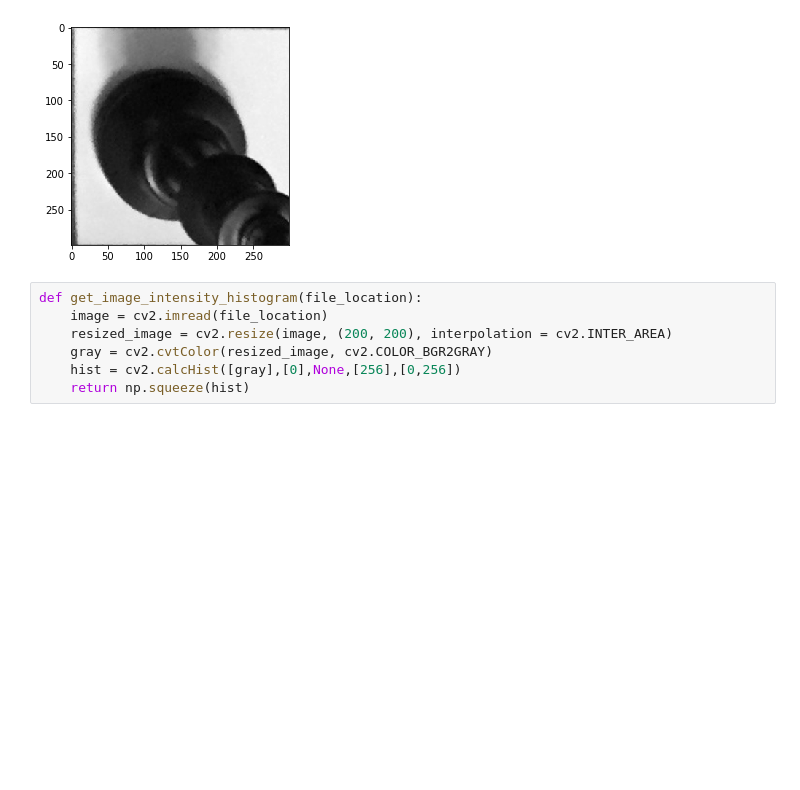
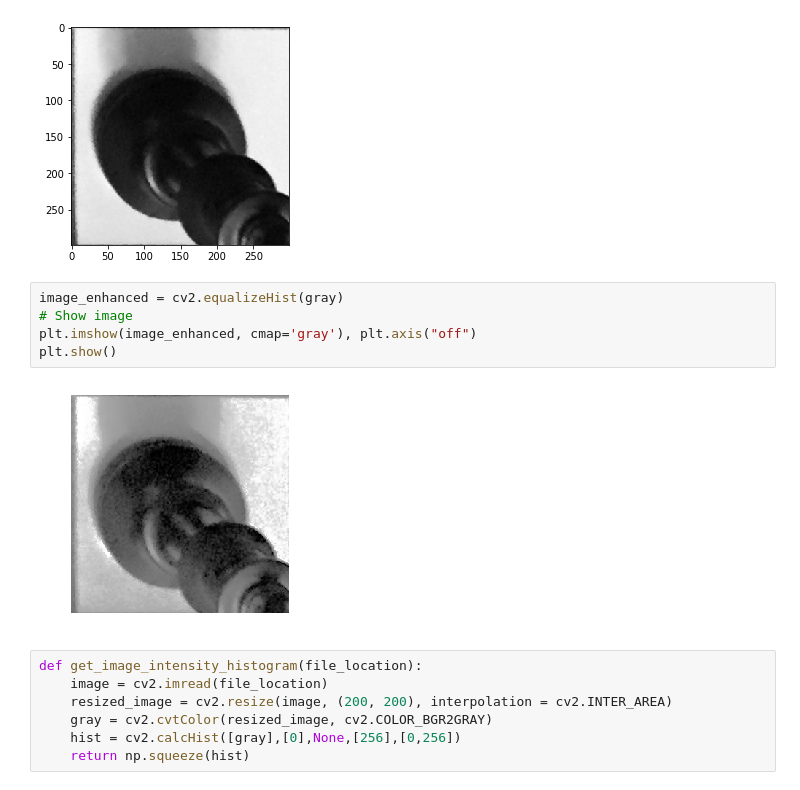
Before and after one commit to ace-racer/Extending-Board-Games-using-deep-learning, a Jupyter notebook: chess_piece_detection/3_class_classifier/ColorClassificationXGB.ipynb, the cells around one changed output. Cells and saved outputs as stored; diff of their text form; blank space fills up the shorter version.

```diff
--- a/chess_piece_detection/3_class_classifier/ColorClassificationXGB.ipynb
+++ b/chess_piece_detection/3_class_classifier/ColorClassificationXGB.ipynb
@@ -22,6 +22,13 @@ plt.imshow(gray, cmap='gray')
 # %% [output]
 <matplotlib.image.AxesImage at 0x...>
 [figure]
+# %%
+image_enhanced = cv2.equalizeHist(gray)
+# Show image
+plt.imshow(image_enhanced, cmap='gray'), plt.axis("off")
+plt.show()
+# %% [output]
+[figure, added]
 # %%
 def get_image_intensity_histogram(file_location):
     image = cv2.imread(file_location)
```
Also changed, not shown: 1 other file.
